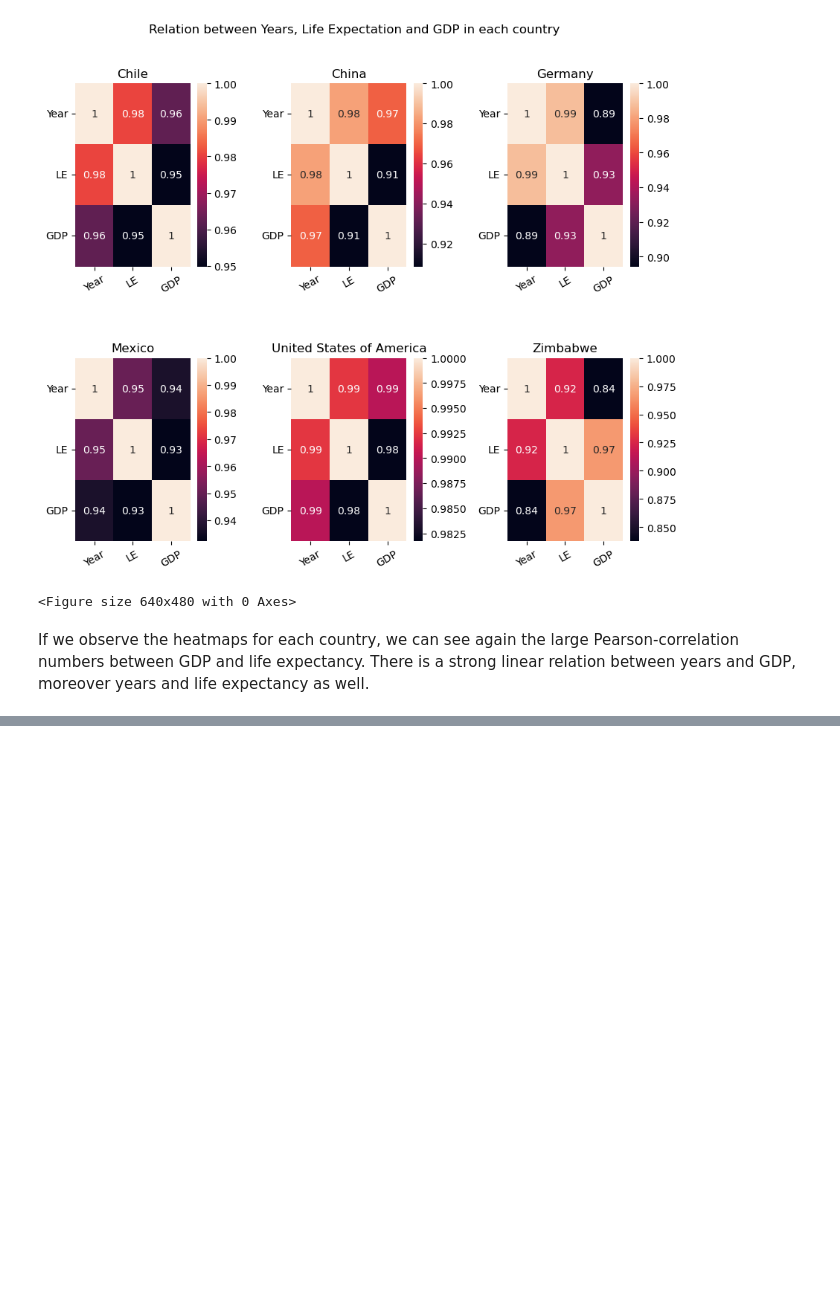
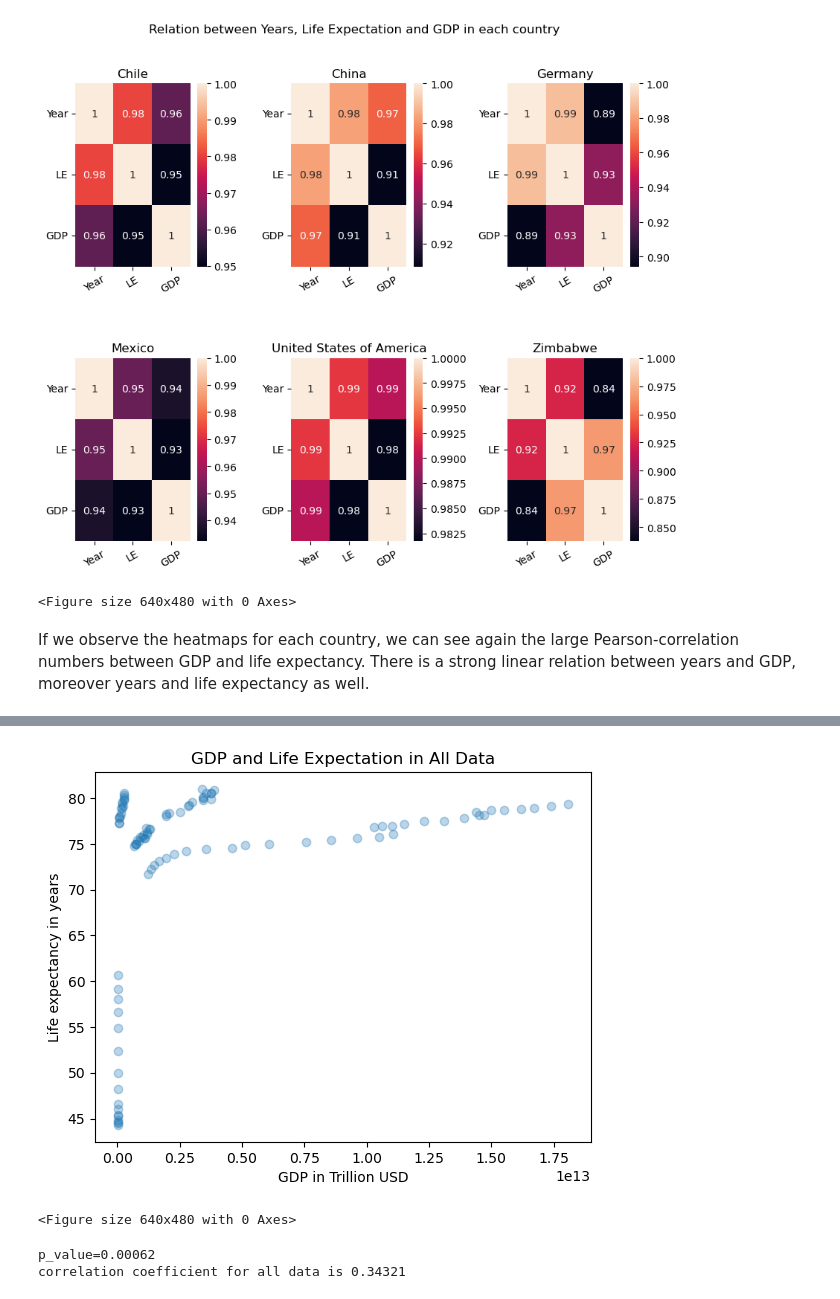
Before and after one commit to kgveronka/Life_Expectancy_GDP_Codecademy, a Jupyter notebook: life_expectancy_gdp.ipynb, the cells around one changed output, grey strips where cells are left out. Drawn from its saved outputs; the diff is of its cells as text; code cells hidden in the pictures; blank space fills up the shorter version.

Commit message:
Update life_expectancy_gdp.ipynb
update jupyter notebook file

```diff
--- a/life_expectancy_gdp.ipynb
+++ b/life_expectancy_gdp.ipynb
@@ -331,0 +352,19 @@ If we observe the heatmaps for each country, we can see again the large Pearson-
+# %%
+#scatterplot for GDP and life expectation in all data
+plt.scatter(all_data['GDP'], all_data['Life_expectancy'], alpha=.3)
+plt.title('GDP and Life Expectation in All Data')
+plt.xlabel('GDP in Trillion USD')
+plt.ylabel('Life expectancy in years')
+plt.savefig('gdp_le_all.png')
+plt.show()
+plt.clf()
+# %% [output]
+[figure, added]
+<Figure size 640x480 with 0 Axes>
+# %%
+statistic, pvalue=scipy.stats.pearsonr(all_data['GDP'], all_data['Life_expectancy'])
+print(f'p_value={round(pvalue,5)}')
+print(f'correlation coefficient for all data is {round(statistic, 5)}')
+# %% [output]
+p_value=0.00062
+correlation coefficient for all data is 0.34321
```
Also changed, not shown: parts of 16 cells of this notebook.
